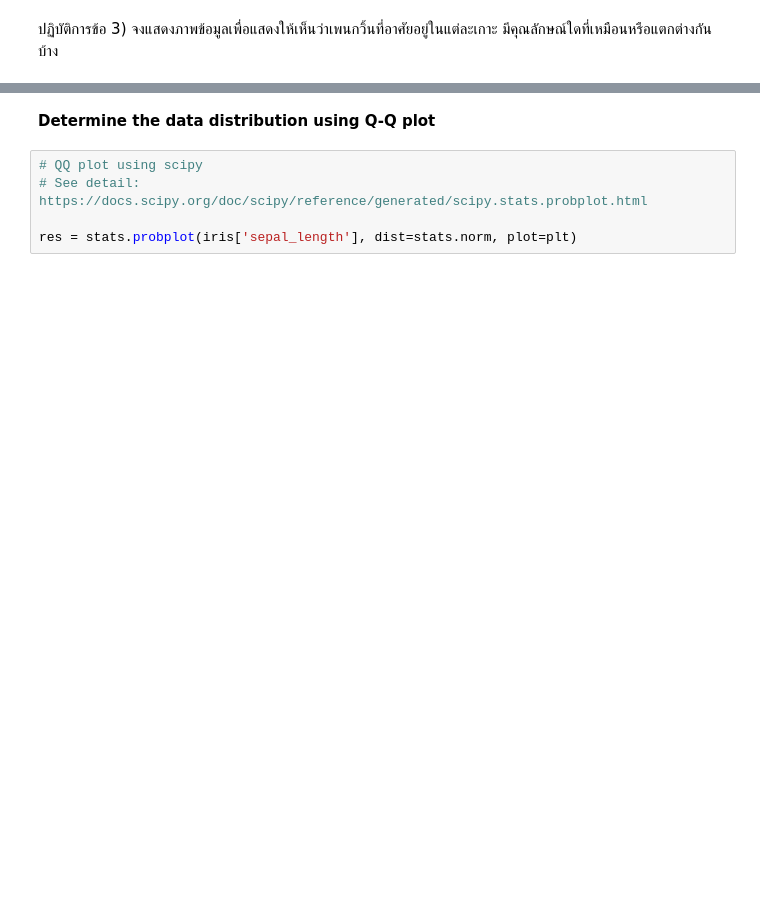
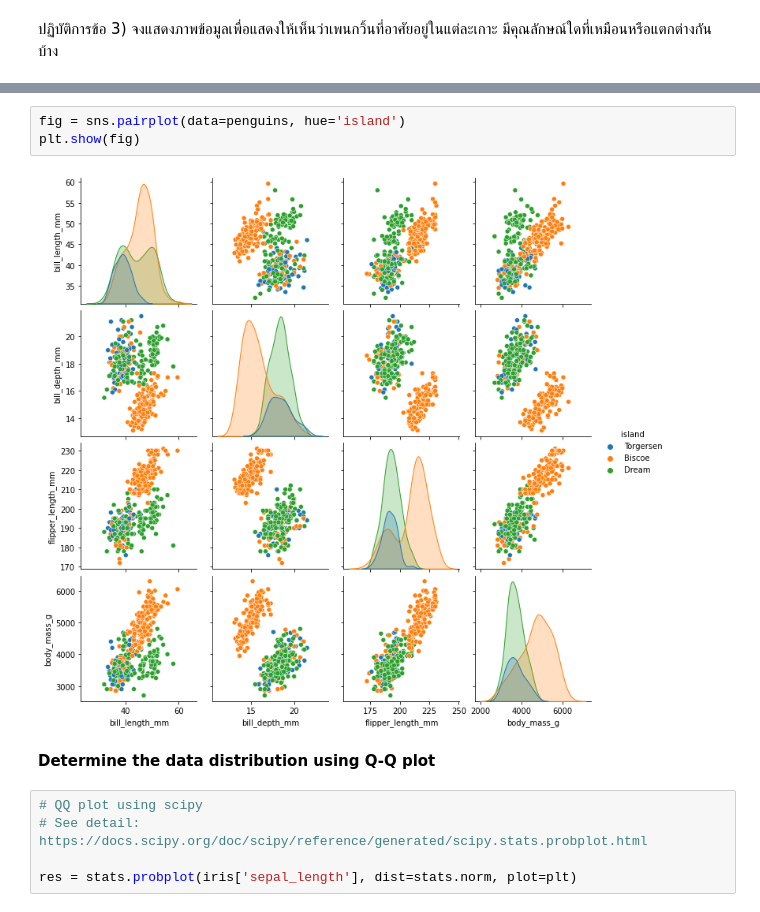
Before and after one commit to tackulus/204426, a Jupyter notebook: Lab_09_610510531.ipynb, the cells around one changed output, grey strips where cells are left out. Drawn from its saved outputs; the diff is of its cells as text; blank space fills up the shorter version.

```diff
--- a/Lab_09_610510531.ipynb
+++ b/Lab_09_610510531.ipynb
@@ -102,3 +113,8 @@ penguins.head()
+# %%
+fig = sns.pairplot(data=penguins, hue='island')
+plt.show(fig)
+# %% [output]
+[figure, added]
 # %% [markdown]
 **Determine the data distribution using Q-Q plot**
 # %%
```
Also changed, not shown: parts of 20 cells of this notebook.
